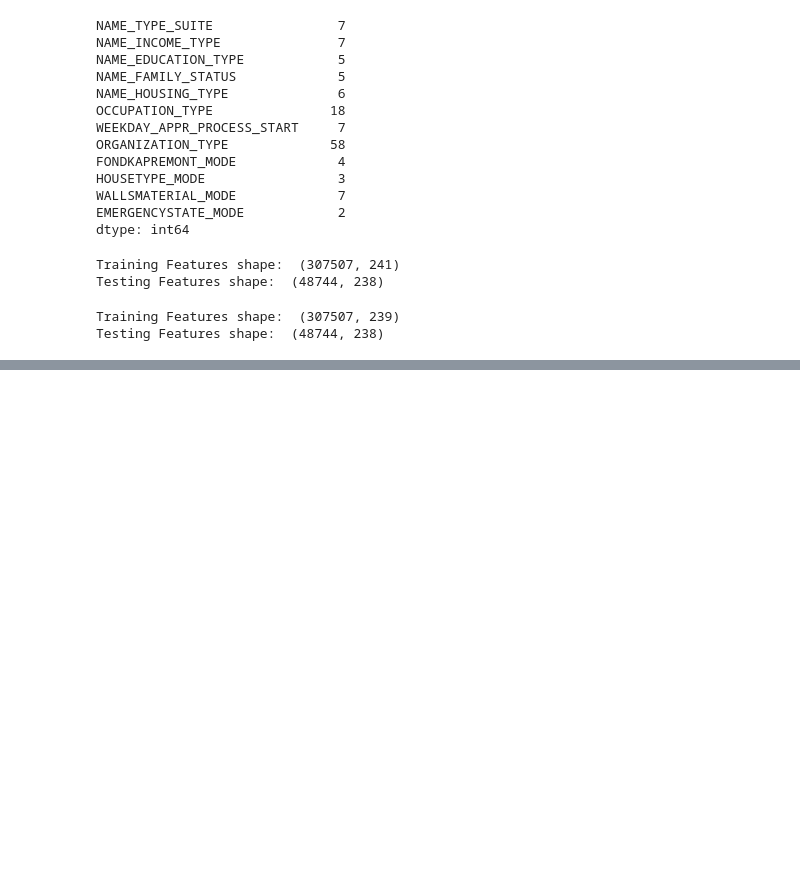
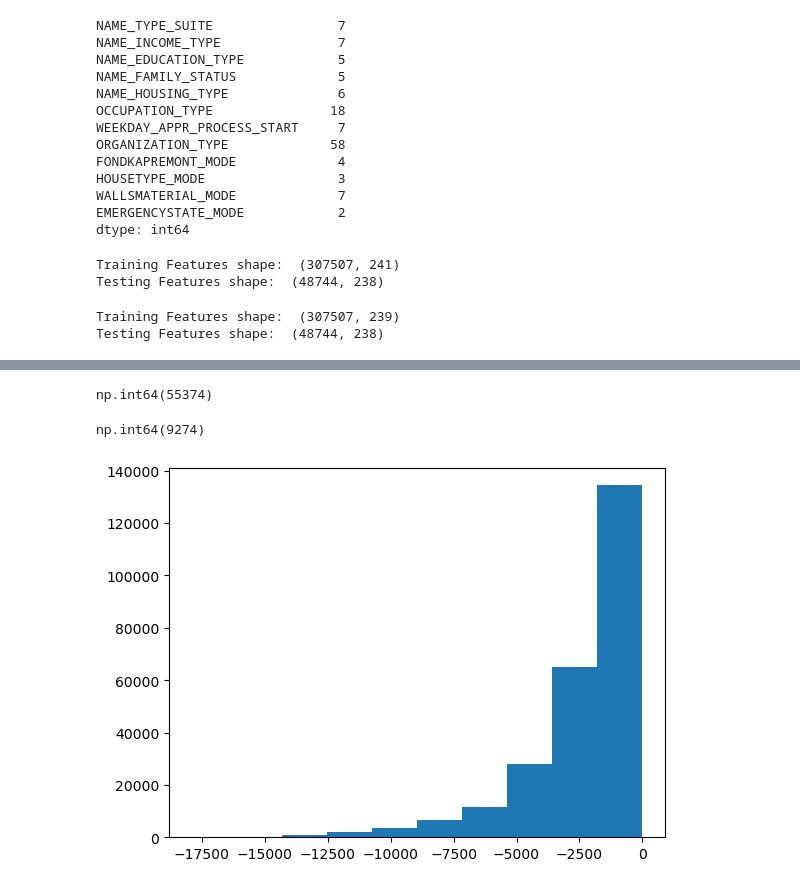
Before and after one commit to yuvraj619/Home_Credit_Default_Risk, a Jupyter notebook: home_credit_default_risk.ipynb, the cells around one changed output, grey strips where cells are left out. Saved outputs shown, nothing was run; the diff lists cells and outputs as text; code cells hidden in the pictures; blank space fills up the shorter version.

```diff
--- a/home_credit_default_risk.ipynb
+++ b/home_credit_default_risk.ipynb
@@ -235,0 +274,2 @@ Testing Features shape:  (48744, 238)
+# %%
+df['DAYS_EMPLOYED_ANOM']=df['DAYS_EMPLOYED']==365243
@@ -235,0 +296,3 @@ Testing Features shape:  (48744, 238)
+# %%
+df.DAYS_EMPLOYED.replace({365243:np.nan},inplace=True)
+df_test.DAYS_EMPLOYED.replace({365243:np.nan},inplace=True)
@@ -235,0 +312,13 @@ Testing Features shape:  (48744, 238)
+# %%
+df.DAYS_EMPLOYED.isna().sum()
+# %% [output]
+np.int64(55374)
+# %%
+df_test.DAYS_EMPLOYED.isna().sum()
+# %% [output]
+np.int64(9274)
+# %%
+plt.hist(df.DAYS_EMPLOYED)
+plt.show()
+# %% [output]
+[figure, added]
```
Also changed, not shown: parts of 11 cells of this notebook.
